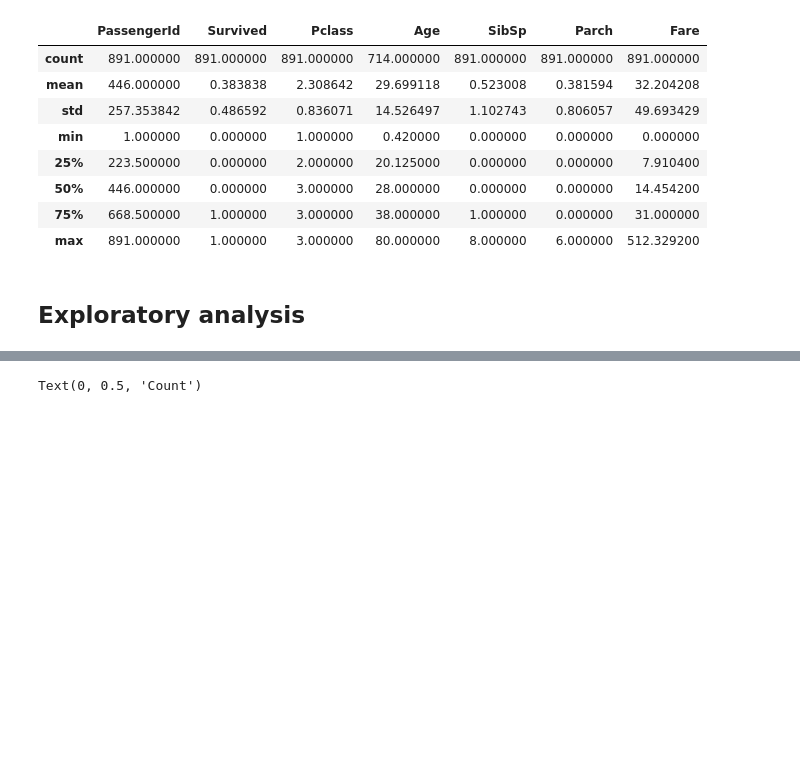
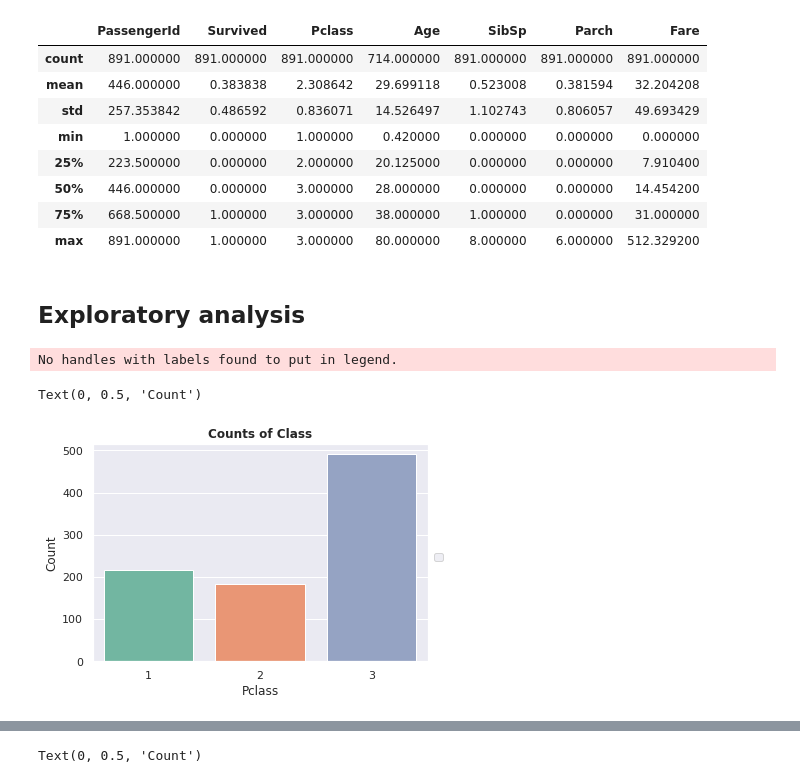
Before and after one commit to flayner2/titanic-survivors, a Jupyter notebook: titanic.ipynb, the cells around one changed output, grey strips where cells are left out. Drawn from its saved outputs; the diff is of its cells as text; code cells hidden in the pictures; blank space fills up the shorter version.

Commit message:
Added plots for simple counts of the variables Sex and Pclass

```diff
--- a/titanic.ipynb
+++ b/titanic.ipynb
@@ -68,3 +68,11 @@ training_data.describe()
 | max | 891.000000 | 1.000000 | 3.000000 | 80.000000 | 8.000000 | 6.000000 | 512.329200 |
 # %% [markdown]
 ## Exploratory analysis
+# %%
+sns.countplot(data=training_data, x='Pclass', palette='Set2')
+plt.title('Counts of Class', weight='bold')
+plt.ylabel('Count')
+# %% [output]
+No handles with labels found to put in legend.
+Text(0, 0.5, 'Count')
+[figure, added]
```
Also changed, not shown: parts of 5 cells of this notebook.
